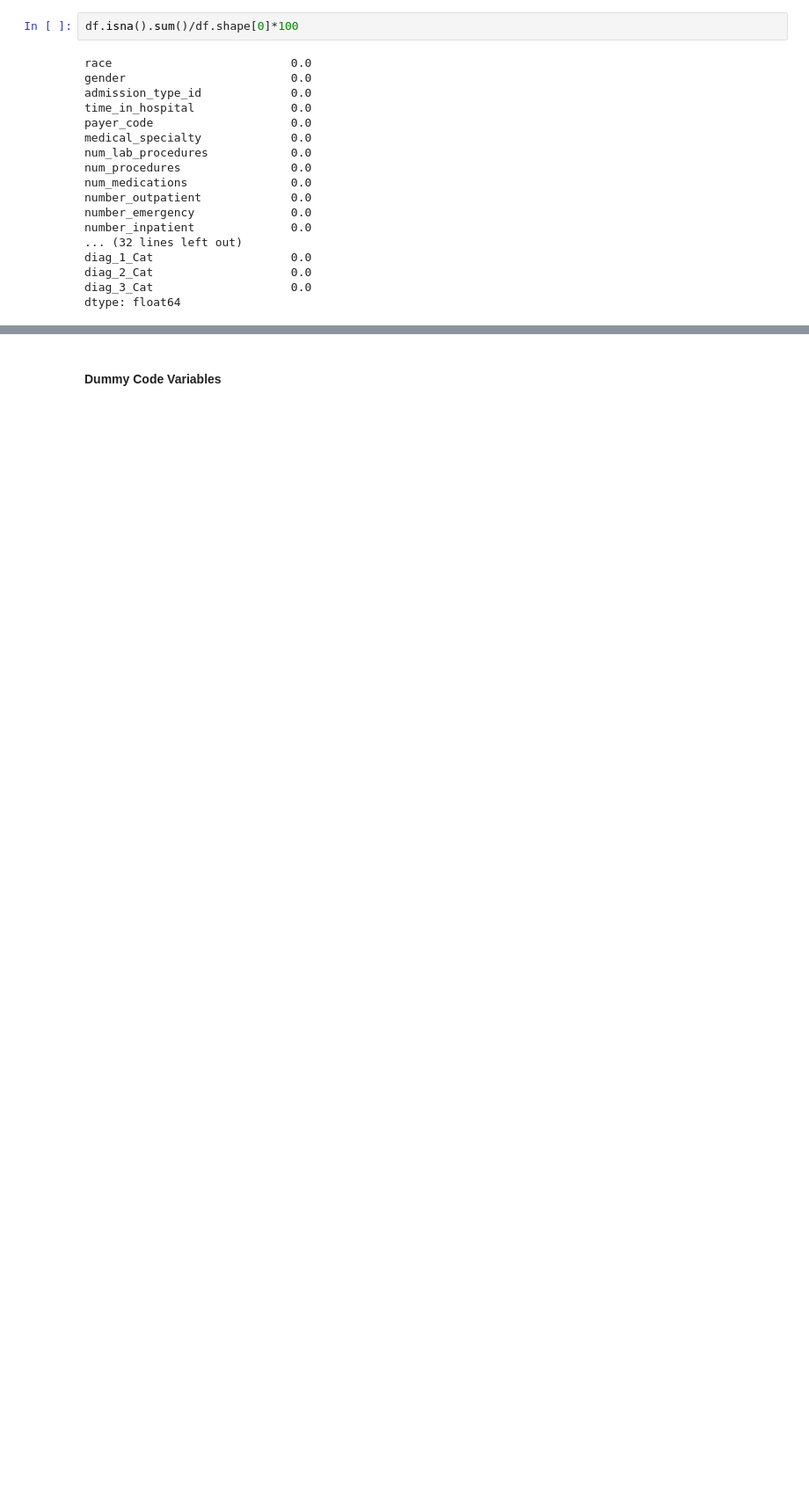
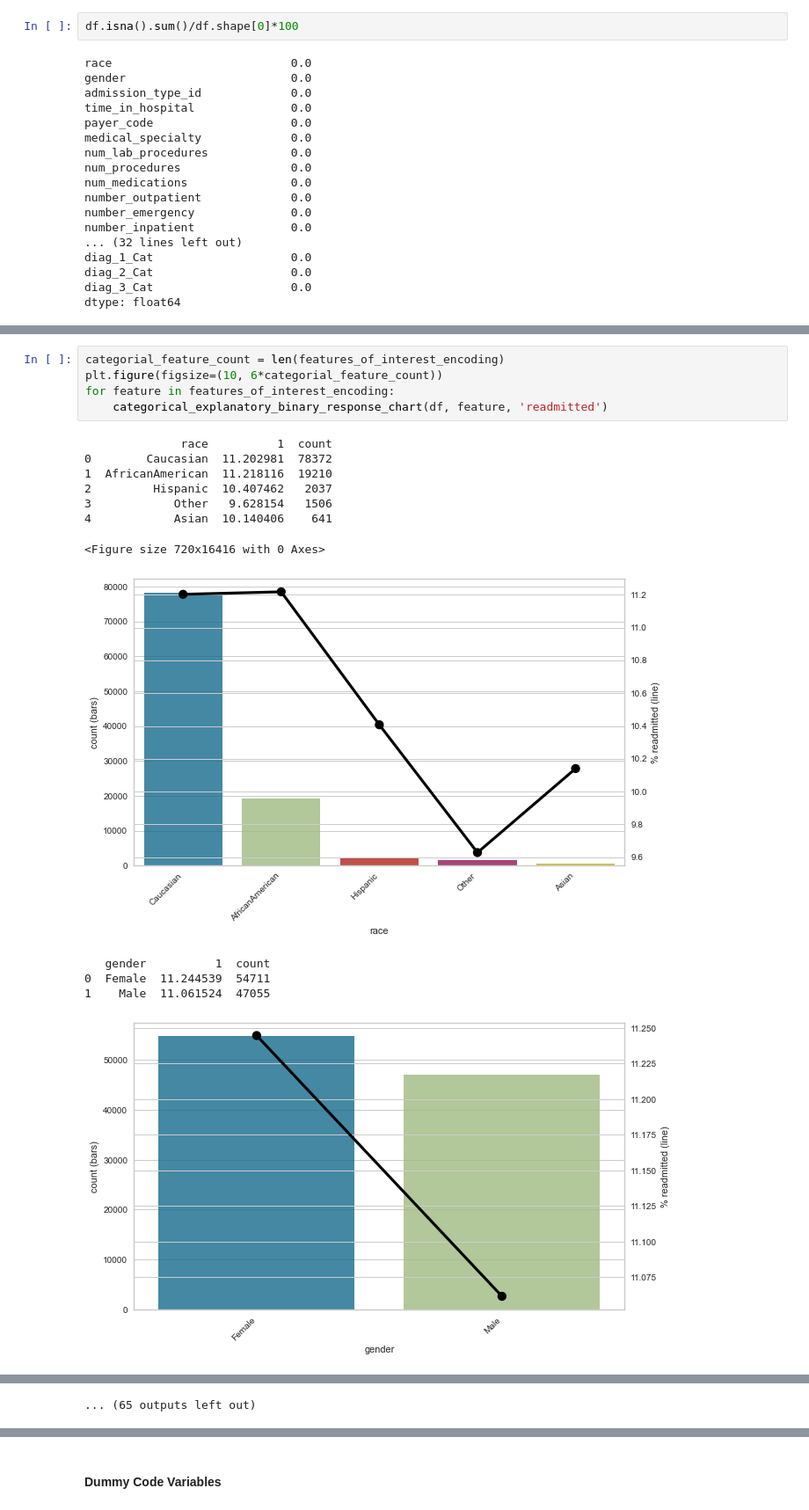
Before and after one commit to rajeshsk/QTW, a Jupyter notebook: CaseStudy2/QTW_logistic_regression_case_study_two.ipynb, the cells around one changed output, grey strips where cells are left out. Shown at 88% size. Drawn from its saved outputs; the diff is of its cells as text; blank space fills up the shorter version.

```diff
--- a/CaseStudy2/QTW_logistic_regression_case_study_two.ipynb
+++ b/CaseStudy2/QTW_logistic_regression_case_study_two.ipynb
@@ -807,0 +823,18 @@ dtype: float64
+# %%
+categorial_feature_count = len(features_of_interest_encoding)
+plt.figure(figsize=(10, 6*categorial_feature_count))
+for feature in features_of_interest_encoding:
+    categorical_explanatory_binary_response_chart(df, feature, 'readmitted')
+# %% [output]
+              race          1  count
+0        Caucasian  11.202981  78372
+1  AfricanAmerican  11.218116  19210
+2         Hispanic  10.407462   2037
+3            Other   9.628154   1506
+4            Asian  10.140406    641
+<Figure size 720x16416 with 0 Axes>
+[figure, added]
+   gender          1  count
+0  Female  11.244539  54711
+1    Male  11.061524  47055
+[figure, added]
@@ -807,0 +888 @@ dtype: float64
+... (65 outputs left out)
```
Also changed, not shown: parts of 15 cells of this notebook.
